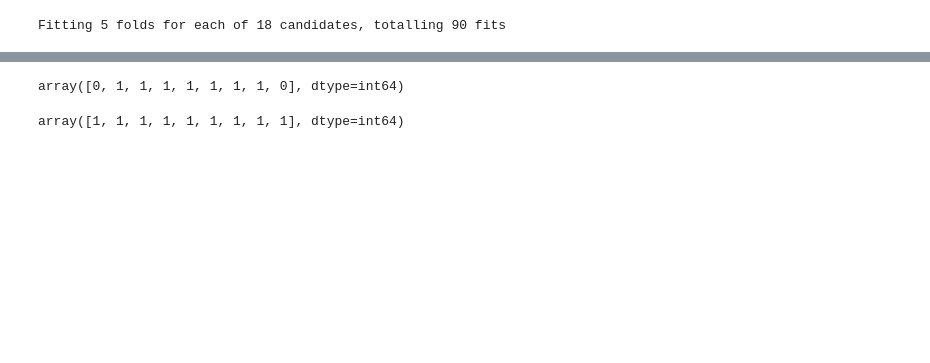
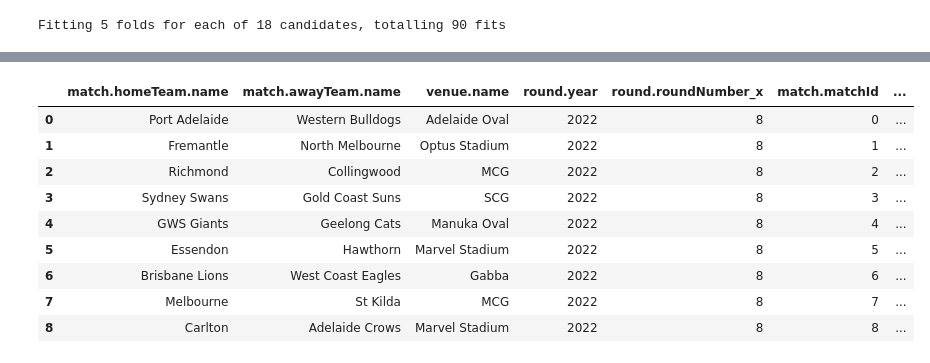
Before and after one commit to Sage-of-Sparta/probabilistic-afl-tipping, a Jupyter notebook: notebooks/AFL_pred.ipynb, the cells around one changed output, grey strips where cells are left out. Cells and saved outputs as stored; diff of their text form; code cells hidden in the pictures; blank space fills up the shorter version.

```diff
--- a/notebooks/AFL_pred.ipynb
+++ b/notebooks/AFL_pred.ipynb
@@ -302,6 +388,9 @@ def create_training_and_test_data(afl_df,df_next_games_teams):
 # %%
 feature_df, features_rolling_averages, afl_data, features = create_training_and_test_data(afl_df,df_next_games_teams)
 feature_columns = [col for col in feature_df if col.startswith('f_')]
+# %%
+features['f_elo_home'] = features['f_elo_home']/1500
+features['f_elo_away'] = features['f_elo_away']/1500
 # %%
 
 # Build model from feature_df
@@ -494,5 +574,5 @@ Our accuracy in predicting test data is: 59.67%
 # %%
-xgb = XGBClassifier(**lr_best_params)
+xgb = XGBClassifier()
 xgb.fit(X_train, y_train)
 final_predictions_xgb = xgb.predict(X_test)
 
@@ -566,0 +660,7 @@ next_round_predictions = lr.predict(next_round_features)
+# %%
+pred_round_results.columns
+
+
+pred_round_results['result'] = np.where(pred_round_results['homeTeamScore.matchScore.totalScore']>pred_round_results['awayTeamScore.matchScore.totalScore'],1,0)
+
+pred_round_results[['match.homeTeam.name','match.awayTeam.name','round.roundNumber','homeTeamScore.matchScore.totalScore','awayTeamScore.matchScore.totalScore','result']]
@@ -584,12 +709,21 @@ array([[0.2287226 , 0.7712774 ],
 # %%
-
-next_round_predictions_xgb = xgb.predict(next_round_features)
-next_round_predictions_xgb
+df_next_games_teams['pred_home_result'] =  next_round_predictions
+df_next_games_teams['pred_home_prob'] = prediction_probs[:,1].round(3)
-# %% [output]
-array([0, 1, 1, 1, 1, 1, 1, 1, 0], dtype=int64)
 # %%
 
-next_round_predictions_svm = svm_model.predict(next_round_features)
-next_round_predictions_svm
+actual_results = pred_round_results[['match.homeTeam.name','match.awayTeam.name','round.roundNumber','homeTeamScore.matchScore.totalScore','awayTeamScore.matchScore.totalScore','result']]
+
+df_next_games_teams = pd.merge(df_next_games_teams, actual_results, on=['match.homeTeam.name', 'match.awayTeam.name'])
+
+df_next_games_teams
 # %% [output]
-array([1, 1, 1, 1, 1, 1, 1, 1, 1], dtype=int64)
+|  | match.homeTeam.name | match.awayTeam.name | venue.name | round.year | round.roundNumber_x | match.matchId | ... |
+| 0 | Port Adelaide | Western Bulldogs | Adelaide Oval | 2022 | 8 | 0 | ... |
+| 1 | Fremantle | North Melbourne | Optus Stadium | 2022 | 8 | 1 | ... |
+| 2 | Richmond | Collingwood | MCG | 2022 | 8 | 2 | ... |
+| 3 | Sydney Swans | Gold Coast Suns | SCG | 2022 | 8 | 3 | ... |
+| 4 | GWS Giants | Geelong Cats | Manuka Oval | 2022 | 8 | 4 | ... |
+| 5 | Essendon | Hawthorn | Marvel Stadium | 2022 | 8 | 5 | ... |
+| 6 | Brisbane Lions | West Coast Eagles | Gabba | 2022 | 8 | 6 | ... |
+| 7 | Melbourne | St Kilda | MCG | 2022 | 8 | 7 | ... |
+| 8 | Carlton | Adelaide Crows | Marvel Stadium | 2022 | 8 | 8 | ... |
```
Also changed, not shown: parts of 30 cells of this notebook, 5 other files.
